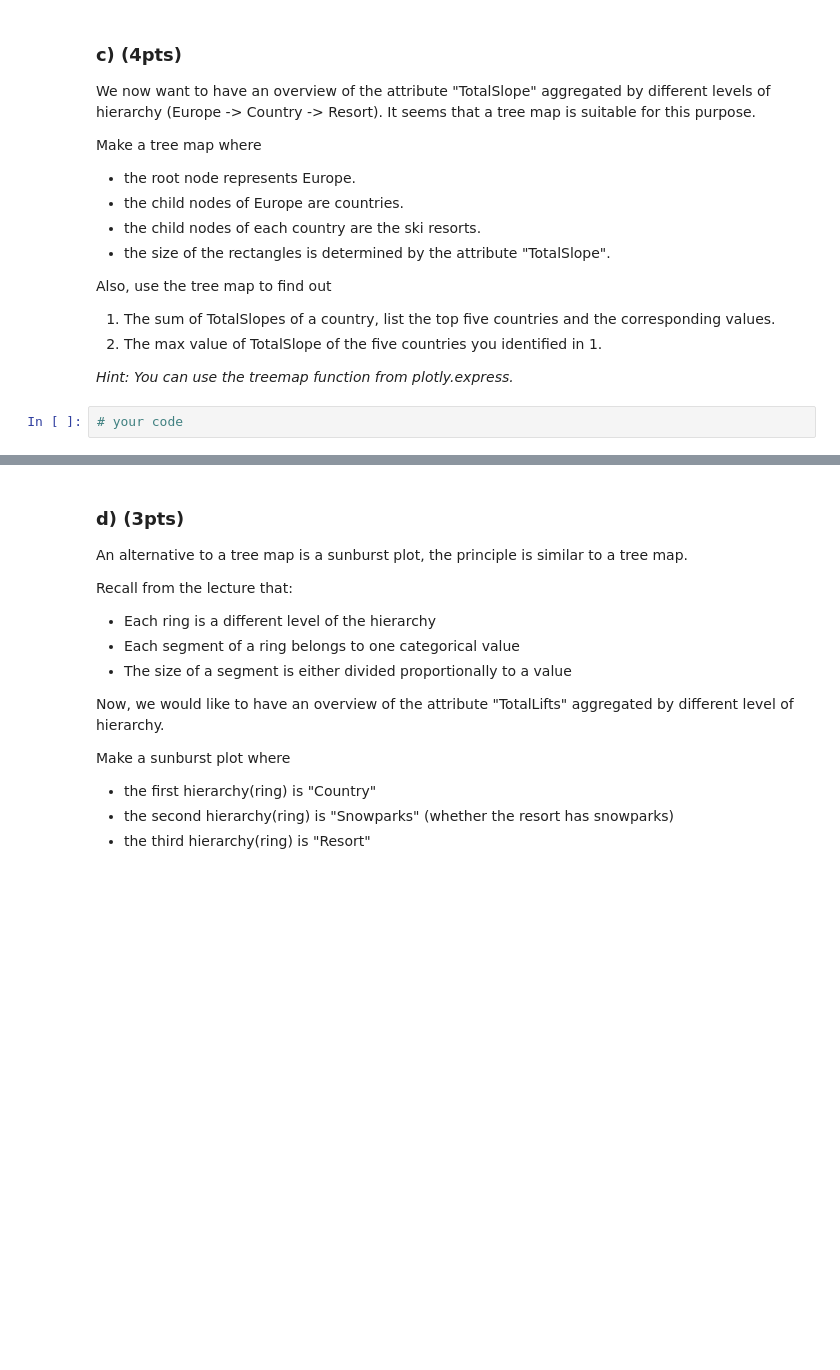
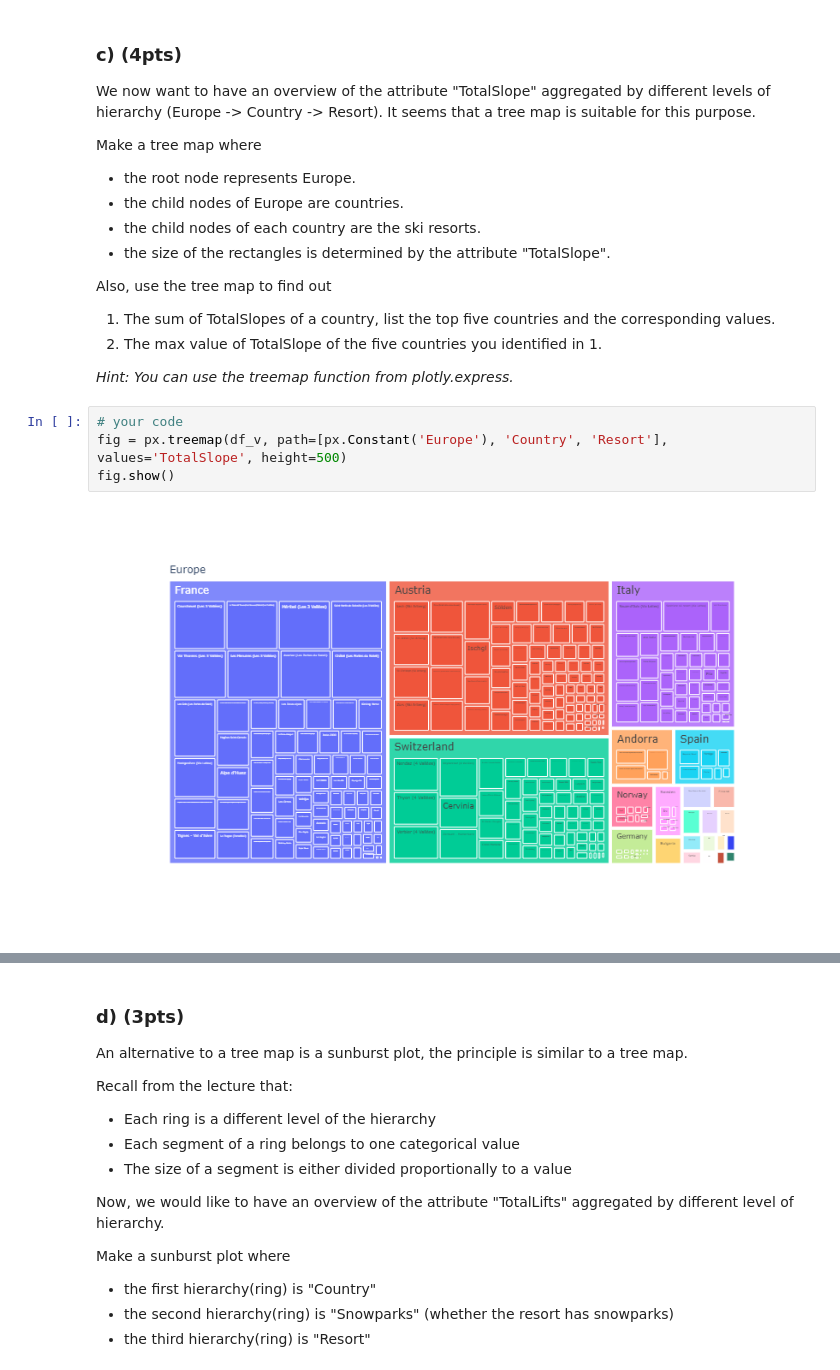
Before and after one commit to mnghiap/ids22, a Jupyter notebook: assignment2/assignment2.ipynb, the cells around one changed output, grey strips where cells are left out. Drawn from its saved outputs; the diff is of its cells as text; blank space fills up the shorter version.

```diff
--- a/assignment2/assignment2.ipynb
+++ b/assignment2/assignment2.ipynb
@@ -488,5 +521,9 @@ Also, use the tree map to find out
 *Hint: You can use the treemap function from plotly.express.*
 # %%
 # your code
+fig = px.treemap(df_v, path=[px.Constant('Europe'), 'Country', 'Resort'], values='TotalSlope', height=500)
+fig.show()
+# %% [output]
+[figure, added]
 # %% [markdown]
 **Your answer for...** \
```
Also changed, not shown: parts of 7 cells of this notebook.
